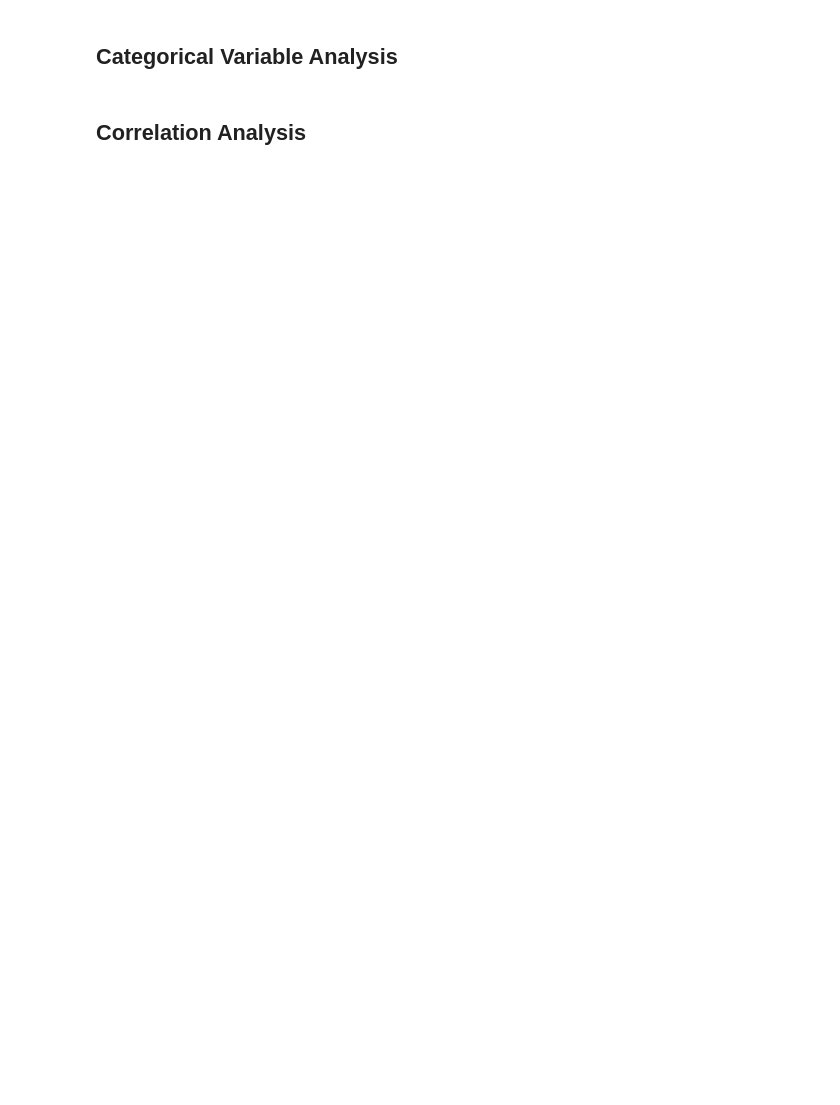
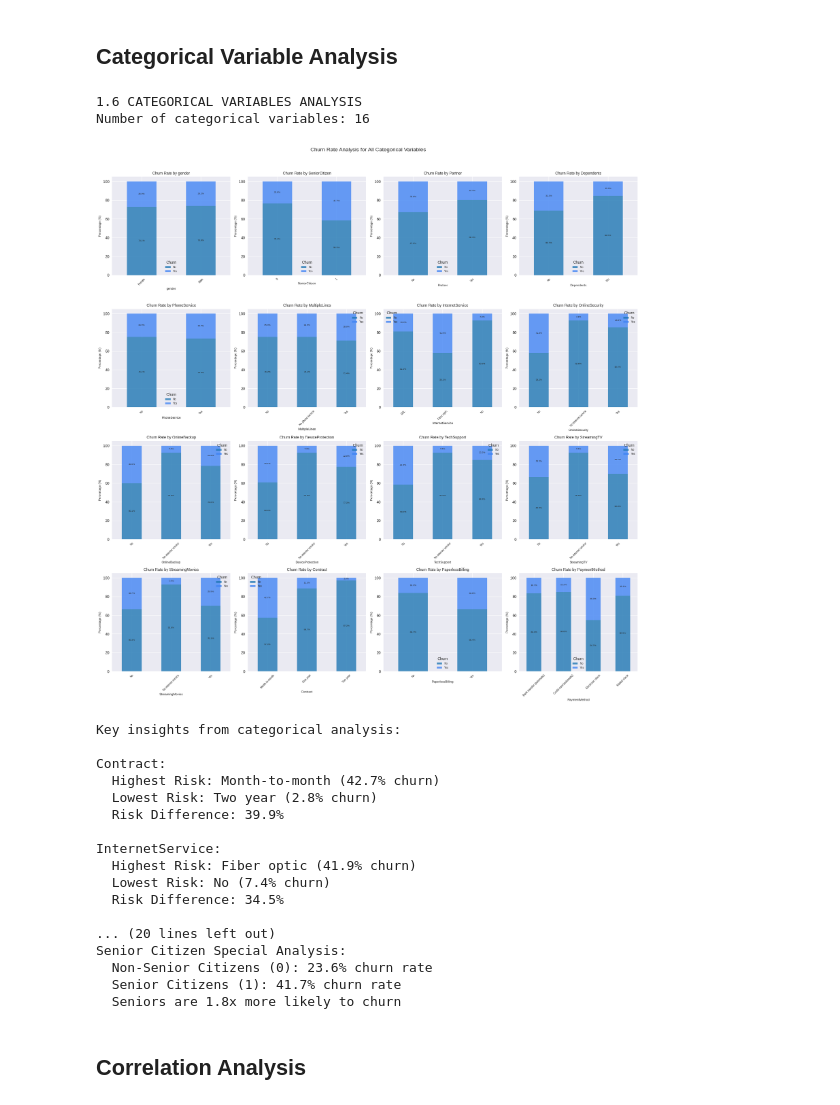
Before and after one commit to Saniru2006/Telco_Customer_Churn_2425606, a Jupyter notebook: CM2604_2425606_ICW.ipynb, the cells around one changed output. Saved outputs shown, nothing was run; the diff lists cells and outputs as text; code cells hidden in the pictures; blank space fills up the shorter version.

```diff
--- a/CM2604_2425606_ICW.ipynb
+++ b/CM2604_2425606_ICW.ipynb
@@ -239,4 +328,83 @@ Outliers Analysis (IQR Method):
 # %% [markdown]
 ## Categorical Variable Analysis
+# %%
+print("\n1.6 CATEGORICAL VARIABLES ANALYSIS")
+
+categorical_cols = ['gender', 'SeniorCitizen', 'Partner', 'Dependents', 'PhoneService',
+                    'MultipleLines', 'InternetService', 'OnlineSecurity', 'OnlineBackup',
+                    'DeviceProtection', 'TechSupport', 'StreamingTV', 'StreamingMovies',
+                    'Contract', 'PaperlessBilling', 'PaymentMethod']
+
+print(f"Number of categorical variables: {len(categorical_cols)}")
+
+# Analyze all categorical variables with churn rate
+fig, axes = plt.subplots(4, 4, figsize=(20, 20))
+axes = axes.ravel()
+
+for i, col in enumerate(categorical_cols):
+    # Create cross tabulation for churn rate
+    cross_tab = pd.crosstab(df_clean[col], df_clean['Churn'], normalize='index') * 100
+
+    # Plot stacked bar chart
+    bars = cross_tab.plot(kind='bar', ax=axes[i], stacked=True,
+                         color=['#1f77b4','#4285f4'], alpha=0.8)
+    axes[i].set_title(f'Churn Rate by {col}', fontsize=10)
+    axes[i].set_xlabel(col, fontsize=8)
+    axes[i].set_ylabel('Percentage (%)', fontsize=8)
+    axes[i].tick_params(axis='x', rotation=45, labelsize=7)
+    axes[i].legend(title='Churn', fontsize=7)
+
+    # Add percentage annotations
+    for container in axes[i].containers:
+        axes[i].bar_label(container, fmt='%.1f%%', label_type='center', fontsize=6)
+
+plt.suptitle('Churn Rate Analysis for All Categorical Variables', fontsize=14, y=1.02)
+plt.tight_layout()
+plt.show()
+
+# Key insights from categorical analysis
+print("\nKey insights from categorical analysis:")
+key_categories = ['Contract', 'InternetService', 'PaymentMethod', 'TechSupport', 'OnlineSecurity', 'SeniorCitizen']
+
+for var in key_categories:
+    churn_rates = df_clean.groupby(var)['Churn'].value_counts(normalize=True).unstack()['Yes'] * 100
+    max_churn_category = churn_rates.idxmax()
+    max_churn_rate = churn_rates.max()
+    min_churn_category = churn_rates.idxmin()
+    min_churn_rate = churn_rates.min()
+
+    print(f"\n{var}:")
+    print(f"  Highest Risk: {max_churn_category} ({max_churn_rate:.1f}% churn)")
+    print(f"  Lowest Risk: {min_churn_category} ({min_churn_rate:.1f}% churn)")
+    print(f"  Risk Difference: {max_churn_rate - min_churn_rate:.1f}%")
+
+# Special analysis for Senior Citizens
+print("\nSenior Citizen Special Analysis:")
+if 'SeniorCitizen' in df_clean.columns:
+    senior_churn_rates = df_clean.groupby('SeniorCitizen')['Churn'].value_counts(normalize=True).unstack()['Yes'] * 100
+    print(f"  Non-Senior Citizens (0): {senior_churn_rates[0]:.1f}% churn rate")
+    print(f"  Senior Citizens (1): {senior_churn_rates[1]:.1f}% churn rate")
+    print(f"  Seniors are {senior_churn_rates[1]/senior_churn_rates[0]:.1f}x more likely to churn")
+# %% [output]
+1.6 CATEGORICAL VARIABLES ANALYSIS
+Number of categorical variables: 16
+[figure, added]
+Key insights from categorical analysis:
+
+Contract:
+  Highest Risk: Month-to-month (42.7% churn)
+  Lowest Risk: Two year (2.8% churn)
+  Risk Difference: 39.9%
+
+InternetService:
+  Highest Risk: Fiber optic (41.9% churn)
+  Lowest Risk: No (7.4% churn)
+  Risk Difference: 34.5%
+
+... (20 lines left out)
+Senior Citizen Special Analysis:
+  Non-Senior Citizens (0): 23.6% churn rate
+  Senior Citizens (1): 41.7% churn rate
+  Seniors are 1.8x more likely to churn
 # %% [markdown]
 ## Correlation Analysis
```
Also changed, not shown: parts of 2 cells of this notebook.
